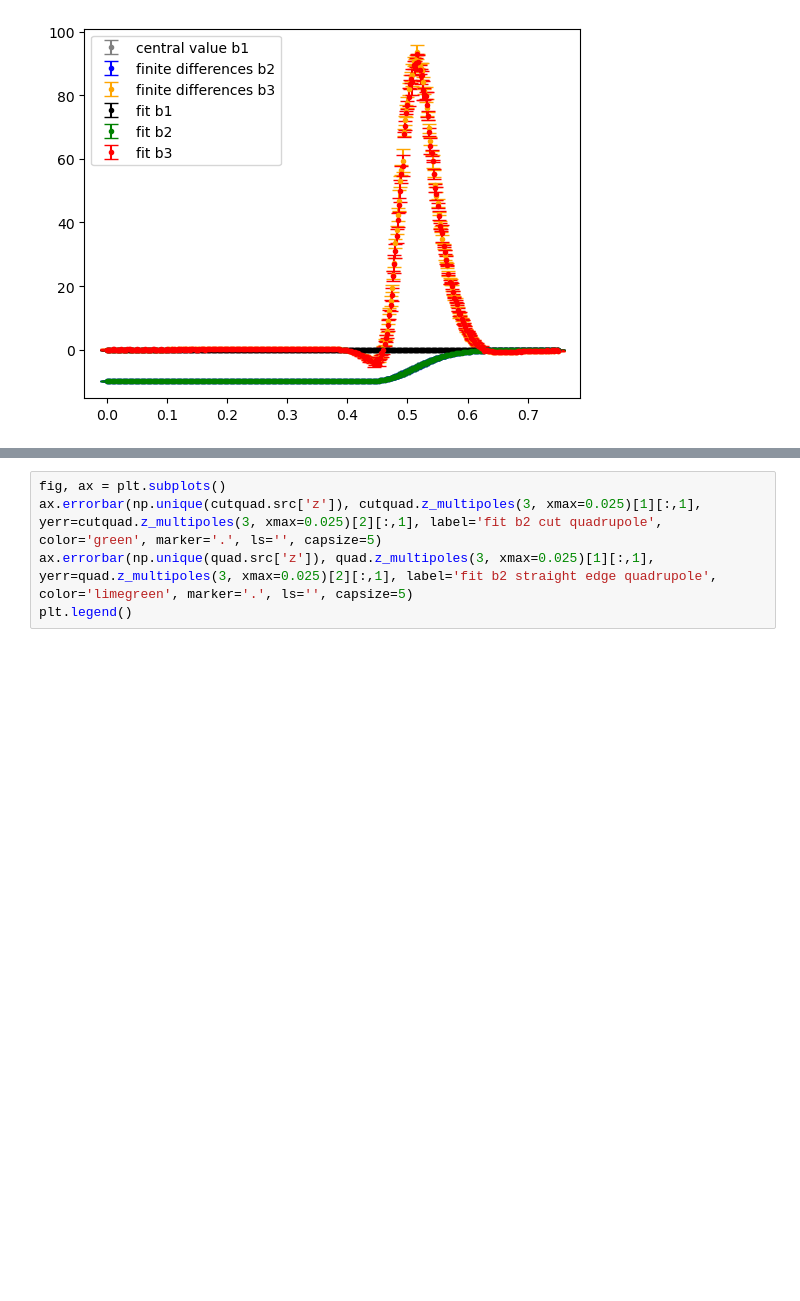
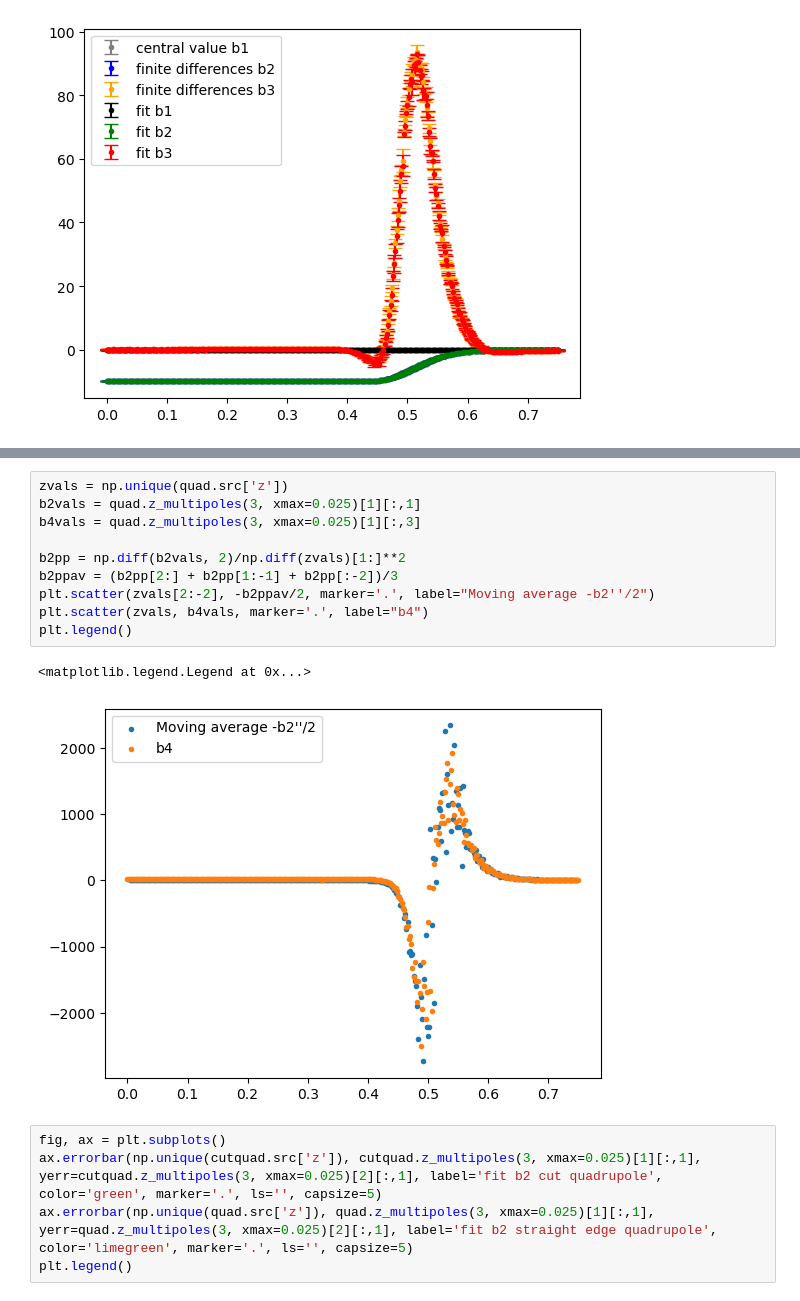
Before and after one commit to xsuite/bpmeth, a Jupyter notebook: fieldmaps/quadrupole_toymodels/fit_fieldmap.ipynb, the cells around one changed output, grey strips where cells are left out. Cells and saved outputs as stored; diff of their text form; blank space fills up the shorter version.

```diff
--- a/fieldmaps/quadrupole_toymodels/fit_fieldmap.ipynb
+++ b/fieldmaps/quadrupole_toymodels/fit_fieldmap.ipynb
@@ -45,3 +50,16 @@ ax.legend()
+# %%
+zvals = np.unique(quad.src['z'])
+b2vals = quad.z_multipoles(3, xmax=0.025)[1][:,1]
+b4vals = quad.z_multipoles(3, xmax=0.025)[1][:,3]
+
+b2pp = np.diff(b2vals, 2)/np.diff(zvals)[1:]**2
+b2ppav = (b2pp[2:] + b2pp[1:-1] + b2pp[:-2])/3
+plt.scatter(zvals[2:-2], -b2ppav/2, marker='.', label="Moving average -b2''/2")
+plt.scatter(zvals, b4vals, marker='.', label="b4")
+plt.legend()
+# %% [output]
+<matplotlib.legend.Legend at 0x...>
+[figure, added]
 # %%
 fig, ax = plt.subplots()
 ax.errorbar(np.unique(cutquad.src['z']), cutquad.z_multipoles(3, xmax=0.025)[1][:,1], yerr=cutquad.z_multipoles(3, xmax=0.025)[2][:,1], label='fit b2 cut quadrupole', color='green', marker='.', ls='', capsize=5)
```
Also changed, not shown: parts of 2 cells of this notebook.
